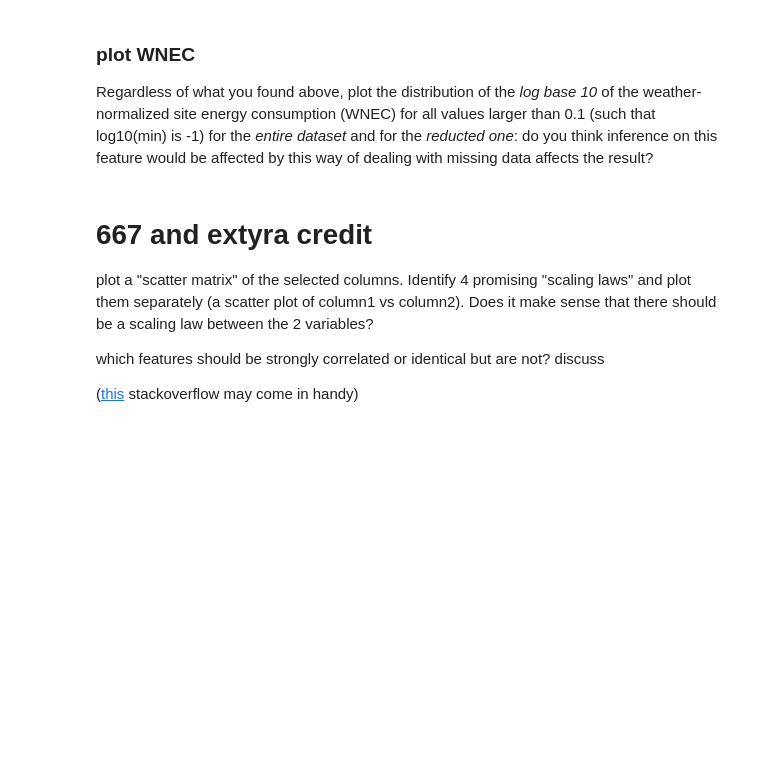
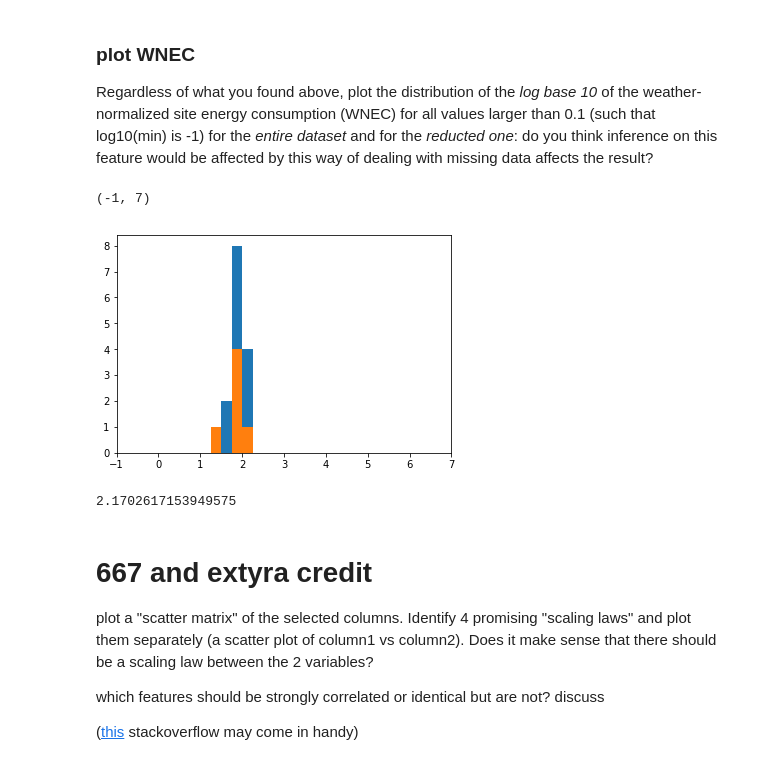
Before and after one commit to DesiPilla/DSPS_dPilla, a Jupyter notebook: HW5/BuildingsEnergyOwners.ipynb, the cells around one changed output. Saved outputs shown, nothing was run; the diff lists cells and outputs as text; code cells hidden in the pictures; blank space fills up the shorter version.

```diff
--- a/HW5/BuildingsEnergyOwners.ipynb
+++ b/HW5/BuildingsEnergyOwners.ipynb
@@ -176,6 +211,23 @@ The means of all of our reduced columns were within 0.5 standard deviations of t
 # %% [markdown]
 ### plot WNEC
 Regardless of what you found above, plot the distribution of the _log base 10_ of the weather-normalized site energy consumption (WNEC) for all values larger than 0.1 (such that log10(min) is -1) for the _entire dataset_ and for the _reducted one_: do you think inference on this feature would be affected by this way of dealing with missing data affects the result?
+# %%
+reducedEnergy = reduced['Weather Normalized Site EUI (kBtu/ft²)']
+reducedEnergy = [np.log10(x) for x in reducedEnergy]
+pl.hist(reducedEnergy, bins = [1, 1.25, 1.5, 1.75, 2, 2.25, 2.5, 2.75])
+
+
+fullEnergy = data['Weather Normalized Site EUI (kBtu/ft²)']
+fullEnergy = [np.log10(x) for x in fullEnergy if x.is_integer() and x != 0]
+pl.hist(fullEnergy, bins = [1, 1.25, 1.5, 1.75, 2, 2.25, 2.5, 2.75])
+pl.xlim(-1, 7)
+# %% [output]
+(-1, 7)
+[figure, added]
+# %%
+max(fullEnergy)
+# %% [output]
+2.1702617153949575
 # %% [markdown]
 # 667 and extyra credit
 plot a "scatter matrix" of the selected columns. Identify 4 promising "scaling laws" and plot them separately (a scatter plot of column1 vs column2). Does it make sense that there should be a scaling law between the 2 variables?
```
Also changed, not shown: parts of 17 cells of this notebook.
